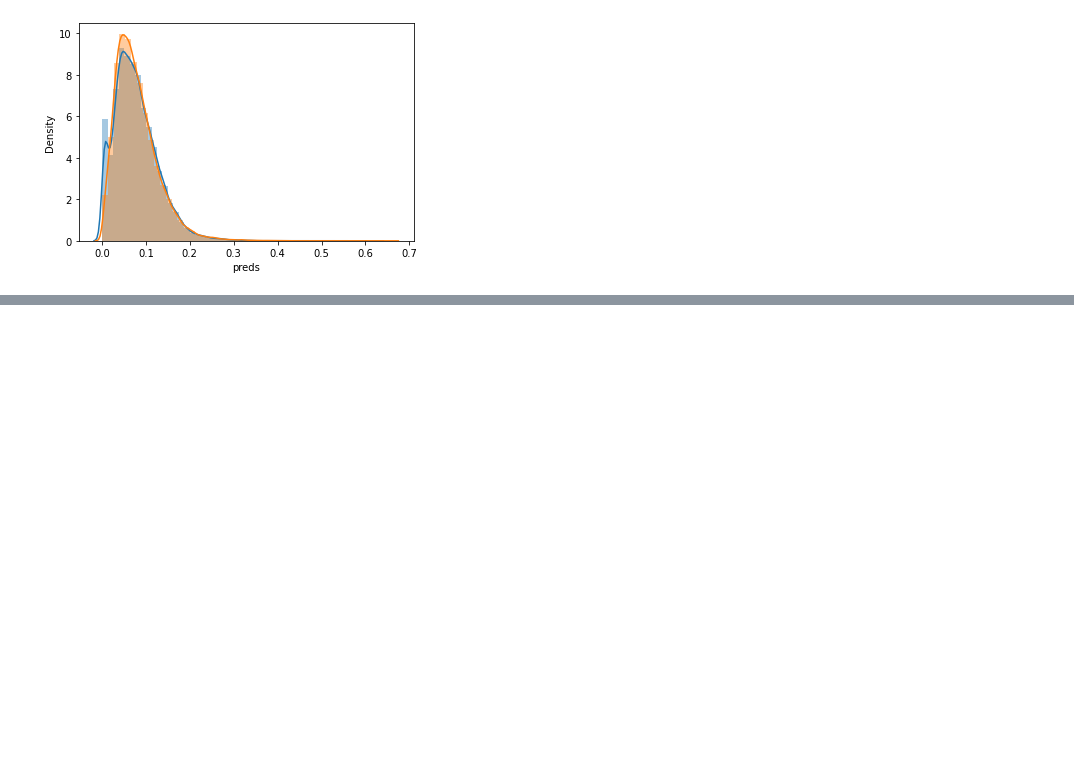
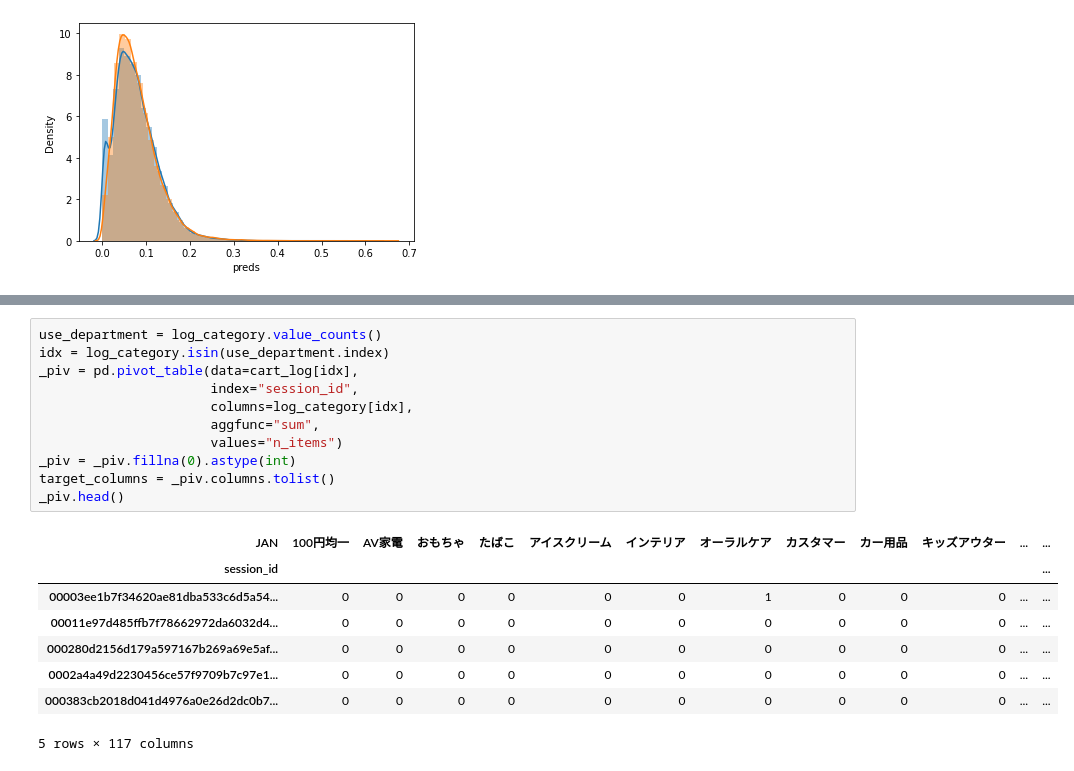
Before and after one commit to tenten0727/atmaCup13, a Jupyter notebook: notebook/006_user_cart_info.ipynb, the cells around one changed output, grey strips where cells are left out. Saved outputs shown, nothing was run; the diff lists cells and outputs as text; blank space fills up the shorter version.

```diff
--- a/notebook/006_user_cart_info.ipynb
+++ b/notebook/006_user_cart_info.ipynb
@@ -101,0 +153,20 @@ plt.savefig('oof_test_distplot.png')
+# %%
+use_department = log_category.value_counts()
+idx = log_category.isin(use_department.index)
+_piv = pd.pivot_table(data=cart_log[idx],
+                      index="session_id",
+                      columns=log_category[idx],
+                      aggfunc="sum",
+                      values="n_items")
+_piv = _piv.fillna(0).astype(int)
+target_columns = _piv.columns.tolist()
+_piv.head()
+# %% [output]
+| JAN | 100円均一 | AV家電 | おもちゃ | たばこ | アイスクリーム | インテリア | オーラルケア | カスタマー | カー用品 | キッズアウター | ... | ... |
+| session_id |  |  |  |  |  |  |  |  |  |  |  | ... |
+| 00003ee1b7f34620ae81dba533c6d5a54... | 0 | 0 | 0 | 0 | 0 | 0 | 1 | 0 | 0 | 0 | ... | ... |
+| 00011e97d485ffb7f78662972da6032d4... | 0 | 0 | 0 | 0 | 0 | 0 | 0 | 0 | 0 | 0 | ... | ... |
+| 000280d2156d179a597167b269a69e5af... | 0 | 0 | 0 | 0 | 0 | 0 | 0 | 0 | 0 | 0 | ... | ... |
+| 0002a4a49d2230456ce57f9709b7c97e1... | 0 | 0 | 0 | 0 | 0 | 0 | 0 | 0 | 0 | 0 | ... | ... |
+| 000383cb2018d041d4976a0e26d2dc0b7... | 0 | 0 | 0 | 0 | 0 | 0 | 0 | 0 | 0 | 0 | ... | ... |
+5 rows × 117 columns
```
Also changed, not shown: parts of 10 cells of this notebook, 6 other files.
